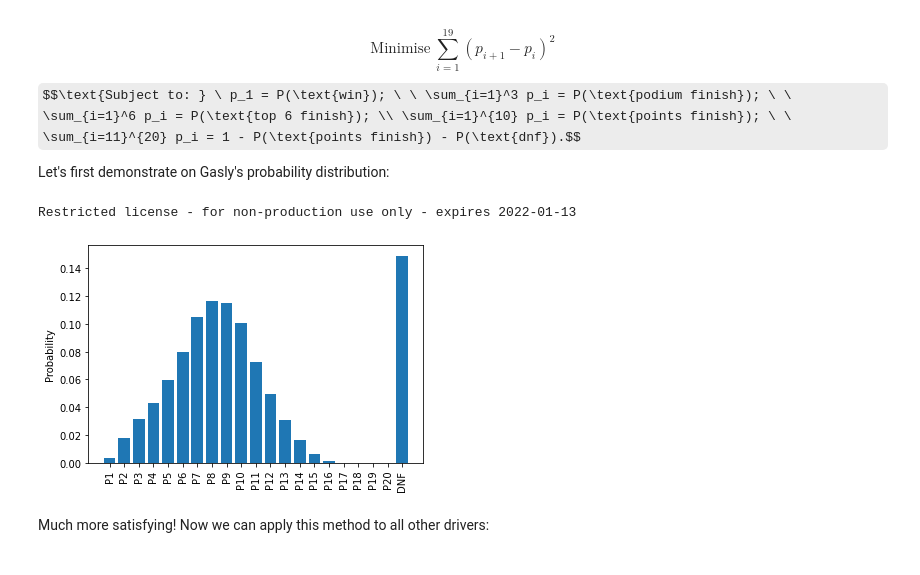
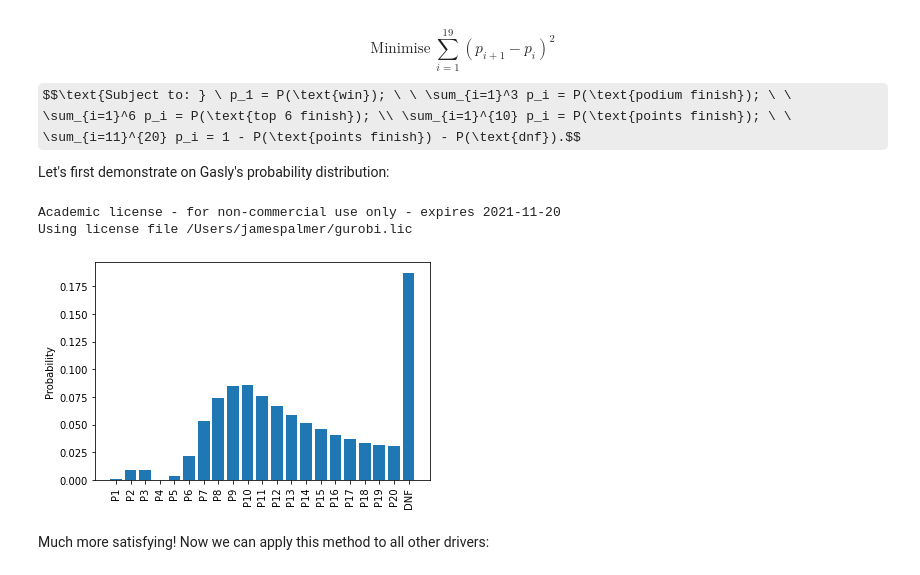
Before and after one commit to harryrgrove/F1_model, a Jupyter notebook: model.ipynb, the cells around one changed output. Drawn from its saved outputs; the diff is of its cells as text; code cells hidden in the pictures; some formulas as TeX source.

```diff
--- a/model.ipynb
+++ b/model.ipynb
@@ -174,28 +174,29 @@ Let's first demonstrate on Gasly's probability distribution:
 # %%
 quadratic_model = gp.Model('quadratic')
 quadratic_model.setParam('outputFlag', False)
-driver = 'Gasly'
+driver = 'Tsunoda'
 # Add the probability of finishing in each position as a model variable
 x = {i: quadratic_model.addVar(vtype=gp.GRB.CONTINUOUS, lb=0, ub=1, name=f'x_{i}') for i in range(1, 21)}
 # Set objective to minimize the differences between probabilities of consecutive positions
 obj = sum([(x[i] - x[i + 1])**2 for i in range(1, 20)])
 quadratic_model.setObjective(obj, gp.GRB.MINIMIZE)
 # Set model constraints
 quadratic_model.addConstr(x[1] == df.loc[driver, 'winner'])
 quadratic_model.addConstr(x[2] + x[3] == df.loc[driver, 'top3'] - df.loc[driver, 'winner'])
 quadratic_model.addConstr(x[4] + x[5] + x[6] == df.loc[driver, 'top6'] - df.loc[driver, 'top3'])
 quadratic_model.addConstr(x[7] + x[8] + x[9] + x[10] == df.loc[driver, 'top10'] - df.loc[driver, 'top6'])
 quadratic_model.addConstr(sum([x[i] for i in range(11, 21)]) == 1 - df.loc[driver, 'top10'] - df.loc[driver, 'dnf'])
 # Optimize model parameters
 quadratic_model.optimize()
 vals = [v.x for v in quadratic_model.getVars()]
 plt.bar(['P{}'.format(i) for i in range(1, 21)] + ['DNF'], vals + [df.loc[driver, 'dnf']])
 plt.xticks(rotation=90)
 plt.ylabel('Probability')
 plt.show()
 # %% [output]
-Restricted license - for non-production use only - expires 2022-01-13
+Academic license - for non-commercial use only - expires 2021-11-20
+Using license file /Users/jamespalmer/gurobi.lic
-[figure, old version]
+[figure, new version]
 # %% [markdown]
 Much more satisfying! Now we can apply this method to all other drivers:
 # %%
```
Also changed, not shown: parts of 22 cells of this notebook.
